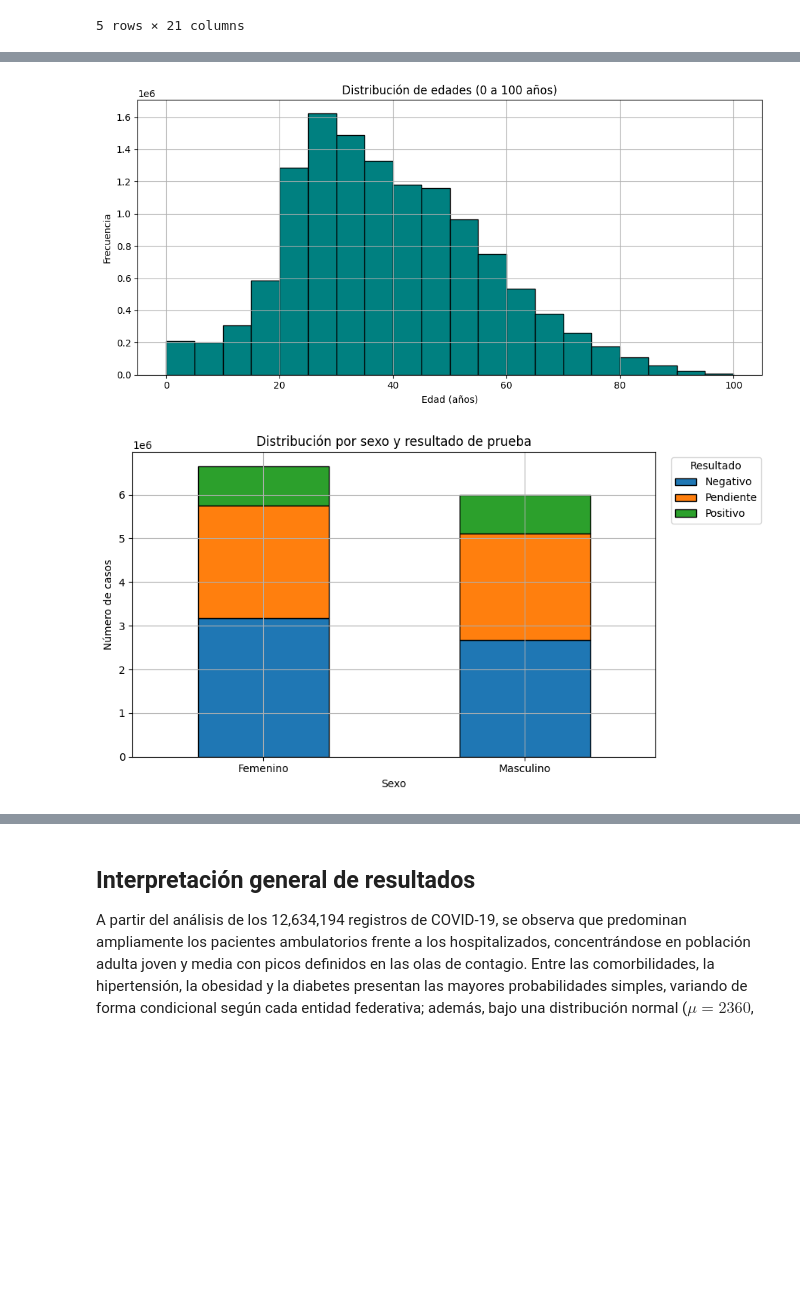
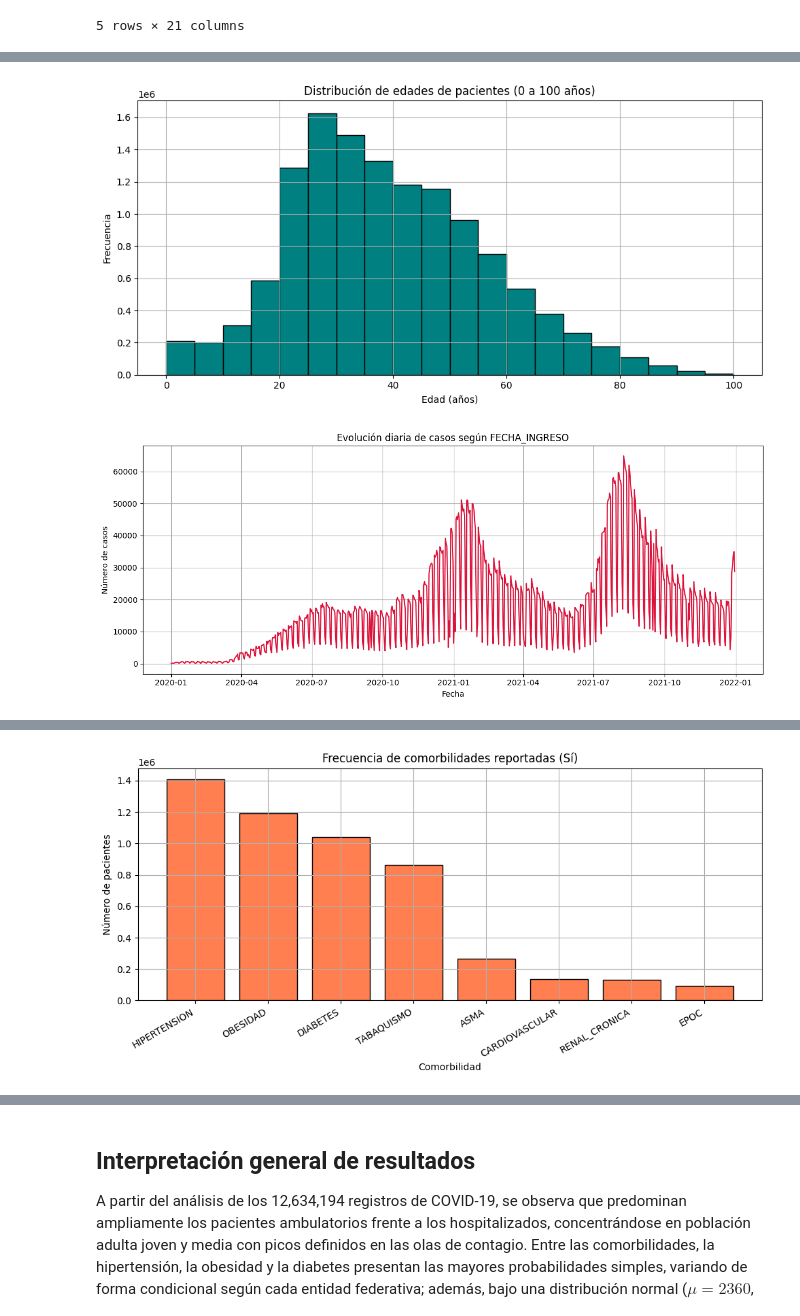
Before and after one commit to Meltdown02/Probabilidad-, a Jupyter notebook: Unidad6/PracticaFinalU6.ipynb, the cells around one changed output, grey strips where cells are left out. Cells and saved outputs as stored; diff of their text form; code cells hidden in the pictures; blank space fills up the shorter version.

```diff
--- a/Unidad6/PracticaFinalU6.ipynb
+++ b/Unidad6/PracticaFinalU6.ipynb
@@ -106,11 +114,20 @@ max           120.00
 Name: EDAD, dtype: float64
 # %%
 # 1. Gráfico de barras horizontal por estado (mayor arriba)
-col_estado = 'ENTIDAD_RES' if 'ENTIDAD_RES' in df.columns else 'ENTIDAD_NAC'
-if col_estado in df.columns:
-    conteo_estado = df[col_estado].dropna().value_counts().sort_values(ascending=True)
+col_estado = (
+    'ENTIDAD_RES' if 'ENTIDAD_RES' in df.columns
+    else ('ENTIDAD_NAC' if 'ENTIDAD_NAC' in df.columns else None)
+)
+
+if col_estado:
+    estados_serie = (
+        df[col_estado]
+        .replace({99: 'No especificado', '99': 'No especificado'})
+        .fillna('No especificado')
+    )
+    conteo_estado = estados_serie.value_counts().sort_values(ascending=True)
     plt.figure(figsize=(10, 9))
-    plt.barh(conteo_estado.index, conteo_estado.values, color='steelblue', edgecolor='black')
+    plt.barh(conteo_estado.index.astype(str), conteo_estado.values, color='steelblue', edgecolor='black')
     plt.title(f'Cantidad de registros por estado ({col_estado})')
     plt.xlabel('Número de casos')
     plt.ylabel('Entidad federativa')
@@ -122,31 +139,39 @@ if 'EDAD' in df.columns:
     edades_plot = df['EDAD'][(df['EDAD'] >= 0) & (df['EDAD'] <= 100)].dropna()
     plt.figure(figsize=(10, 5))
     plt.hist(edades_plot, bins=20, range=(0, 100), color='teal', edgecolor='black')
-    plt.title('Distribución de edades (0 a 100 años)')
+    plt.title('Distribución de edades de pacientes (0 a 100 años)')
     plt.xlabel('Edad (años)')
     plt.ylabel('Frecuencia')
     plt.tight_layout()
     plt.show()
 
 # 3. Gráfico de líneas por fecha (evolución de casos)
-col_fecha = 'FECHA_SINTOMAS' if 'FECHA_SINTOMAS' in df.columns else 'FECHA_ACTUALIZACION'
-if col_fecha in df.columns:
+for cand_fecha in ['FECHA_INGRESO', 'FECHA_SINTOMAS', 'FECHA_ACTUALIZACION']:
+    if cand_fecha in df.columns:
+        col_fecha = cand_fecha
+        break
+else:
+    col_fecha = None
+
+if col_fecha:
     fechas = pd.to_datetime(df[col_fecha], errors='coerce').dropna()
-    serie_fecha = fechas.dt.to_period('M').value_counts().sort_index()
+    casos_diarios = fechas.value_counts().sort_index()
     plt.figure(figsize=(12, 5))
-    plt.plot(serie_fecha.index.astype(str), serie_fecha.values, marker='o', linewidth=2, color='navy')
-    plt.title(f'Evolución mensual de registros según {col_fecha}')
-    plt.xlabel('Mes')
+    plt.plot(casos_diarios.index, casos_diarios.values, linewidth=1.5, color='crimson')
+    plt.title(f'Evolución diaria de casos según {col_fecha}')
+    plt.xlabel('Fecha')
     plt.ylabel('Número de casos')
-    plt.xticks(rotation=45, ha='right')
     plt.tight_layout()
     plt.show()
 
 # 4. Gráfico de barras apiladas por sexo y resultado
-if 'SEXO' in df.columns and 'RESULTADO_ANTIGENO' in df.columns:
-    cruce_sr = pd.crosstab(df['SEXO'].fillna('No especificado'), df['RESULTADO_ANTIGENO'].fillna('No especificado'))
+if 'SEXO' in df.columns and col_resultado:
+    cruce_sr = pd.crosstab(
+        df['SEXO'].fillna('No especificado'),
+        df[col_resultado].fillna('No especificado')
+    )
     cruce_sr.plot(kind='bar', stacked=True, figsize=(9, 5), edgecolor='black')
-    plt.title('Distribución por sexo y resultado de prueba')
+    plt.title(f'Distribución por sexo y {col_resultado}')
     plt.xlabel('Sexo')
     plt.ylabel('Número de casos')
     plt.xticks(rotation=0)
@@ -156,20 +181,20 @@ if 'SEXO' in df.columns and 'RESULTADO_ANTIGENO' in df.columns:
 
 # 5. Gráfico circular por tipo de paciente
 if 'TIPO_PACIENTE' in df.columns:
-    tipo_pac = df['TIPO_PACIENTE'].dropna().value_counts()
+    tipo_pac = df['TIPO_PACIENTE'].fillna('No especificado').value_counts()
     plt.figure(figsize=(7, 7))
     plt.pie(
         tipo_pac.values,
-        labels=tipo_pac.index,
+        labels=tipo_pac.index.astype(str),
         autopct='%1.1f%%',
         startangle=90,
-        colors=['#4C72B0', '#DD8452']
+        colors=['#4C72B0', '#DD8452', '#55A868']
     )
     plt.title('Proporción de pacientes por tipo de atención')
     plt.tight_layout()
     plt.show()
 
-# 6. Gráfico de barras por comorbilidad (conteo de casos con comorbilidad = 'SI')
+# 6. Gráfico de barras por comorbilidad
 comorbilidades = [
     'DIABETES', 'HIPERTENSION', 'OBESIDAD', 'EPOC',
     'ASMA', 'INMUSUPR', 'RENAL_CRONICA', 'CARDIOVASCULAR', 'TABAQUISMO'
@@ -178,13 +203,13 @@ comorb_presentes = [c for c in comorbilidades if c in df.columns]
 
 if comorb_presentes:
     conteo_comorb = {
-        c: int((df[c].astype(str).str.upper().str.strip().isin(['SI', '1', '1.0'])).sum())
+        c: int(df[c].fillna('').astype(str).str.strip().str.lower().isin(['si', 'sí', '1', '1.0']).sum())
         for c in comorb_presentes
     }
     serie_comorb = pd.Series(conteo_comorb).sort_values(ascending=False)
     plt.figure(figsize=(10, 5))
     plt.bar(serie_comorb.index, serie_comorb.values, color='coral', edgecolor='black')
-    plt.title('Frecuencia de comorbilidades reportadas (SI)')
+    plt.title('Frecuencia de comorbilidades reportadas (Sí)')
     plt.xlabel('Comorbilidad')
     plt.ylabel('Número de pacientes')
     plt.xticks(rotation=30, ha='right')
@@ -195,2 +220,2 @@ if comorb_presentes:
-[figure, old version]
+[figure, new version]
-[figure, old version]
+[figure, new version]
@@ -199,3 +224,4 @@ if comorb_presentes:
+[figure, added]
 # %%
 comorbilidades = [
     'DIABETES', 'HIPERTENSION', 'OBESIDAD', 'EPOC',
```
Also changed, not shown: parts of 5 cells of this notebook.
